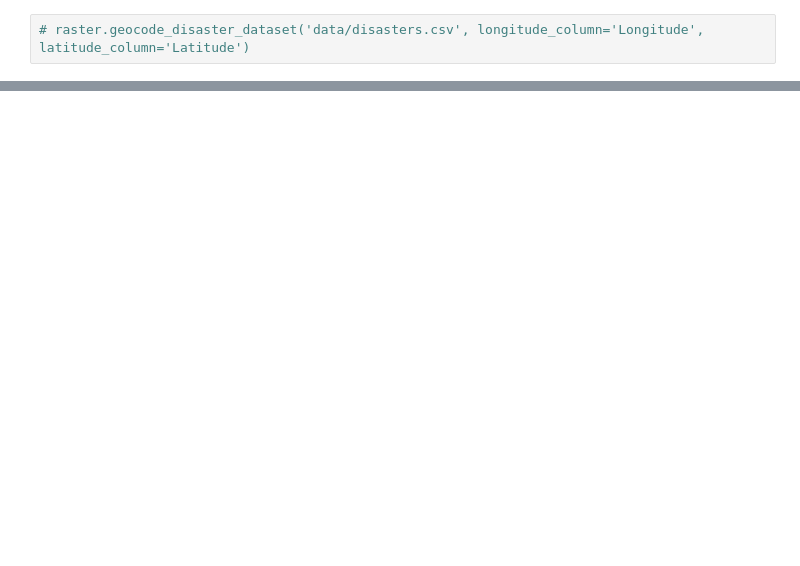
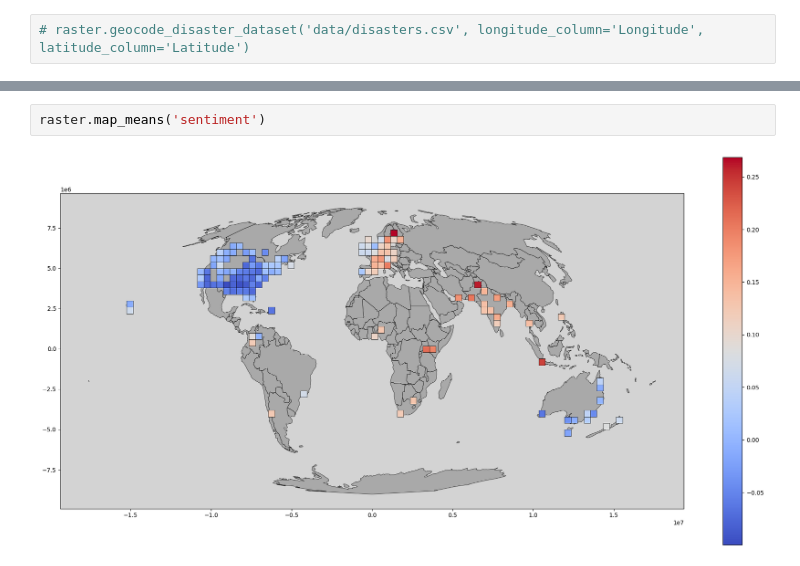
Before and after one commit to dguzh/DisasterTweetAnalytics, a Jupyter notebook: Demo.ipynb, the cells around one changed output, grey strips where cells are left out. Drawn from its saved outputs; the diff is of its cells as text; blank space fills up the shorter version.

```diff
--- a/Demo.ipynb
+++ b/Demo.ipynb
@@ -21,0 +36,4 @@ raster.plot_values(raster.training_data[28, 28][2000][1], 'stance_diff')
+# %%
+raster.map_means('sentiment')
+# %% [output]
+[figure, added]
```
Also changed, not shown: parts of 18 cells of this notebook, 3 other files.
